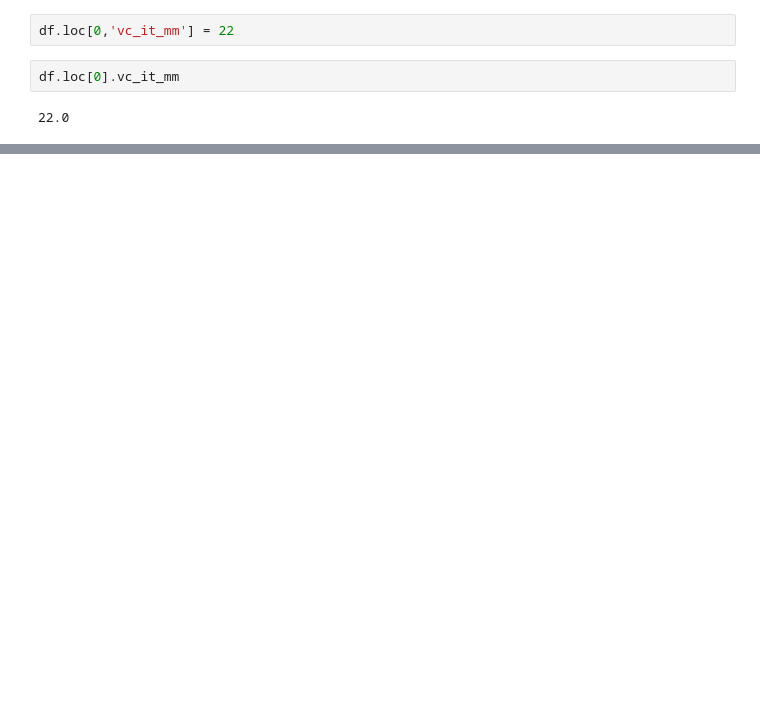
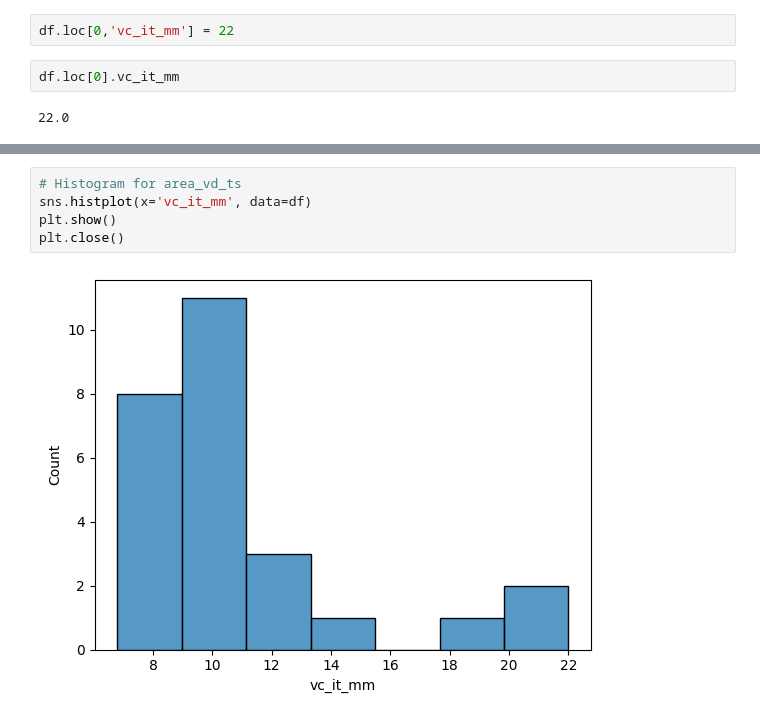
Before and after one commit to oldoc63/learningDS, a Jupyter notebook: iTmP/IT280430pm.ipynb, the cells around one changed output, grey strips where cells are left out. Cells and saved outputs as stored; diff of their text form; blank space fills up the shorter version.

```diff
--- a/iTmP/IT280430pm.ipynb
+++ b/iTmP/IT280430pm.ipynb
@@ -1027,0 +1117,7 @@ Name: 2, dtype: float64
+# %%
+# Histogram for area_vd_ts
+sns.histplot(x='vc_it_mm', data=df)
+plt.show()
+plt.close()
+# %% [output]
+[figure, added]
```
Also changed, not shown: parts of 35 cells of this notebook, 1 other file.
